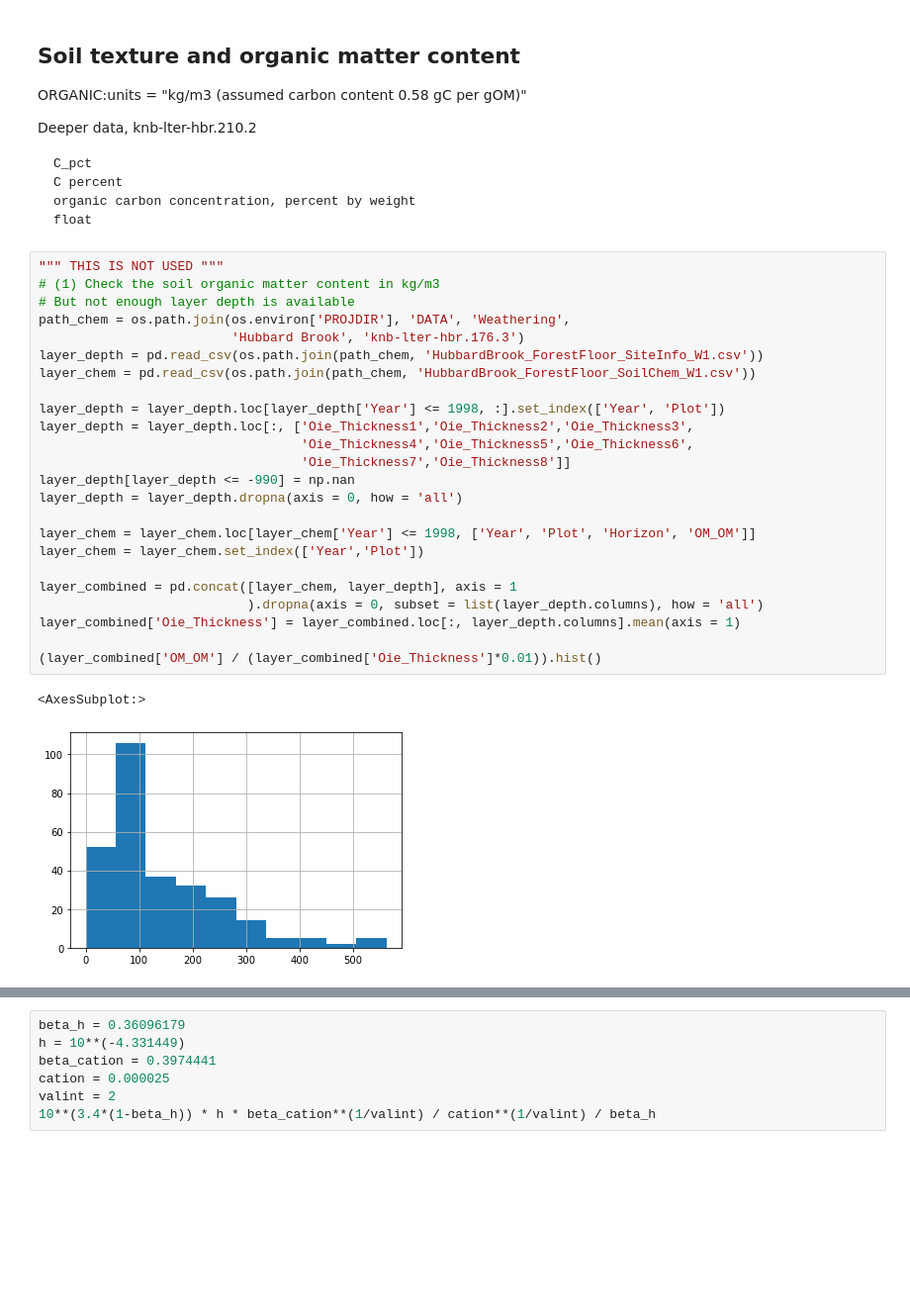
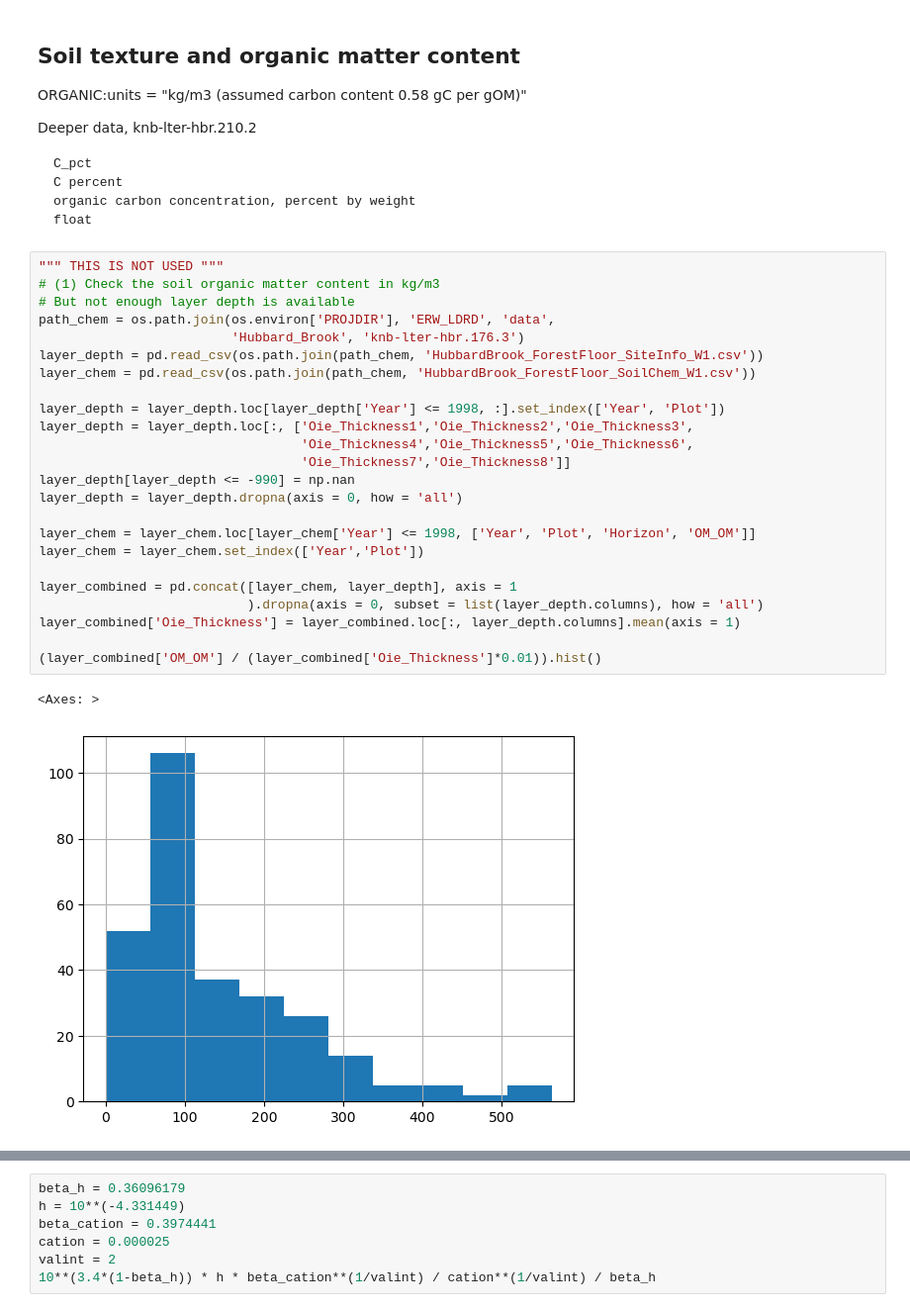
Before and after one commit to ypwong22/erw_scripts, a Jupyter notebook: create_surfdata_HubbardBrook.ipynb, the cells around one changed output, grey strips where cells are left out. Shown at 99% size. Saved outputs shown, nothing was run; the diff lists cells and outputs as text; blank space fills up the shorter version.

Commit message:
update graphics

```diff
--- a/create_surfdata_HubbardBrook.ipynb
+++ b/create_surfdata_HubbardBrook.ipynb
@@ -204,30 +380,30 @@ Deeper data, knb-lter-hbr.210.2
 # %%
 """ THIS IS NOT USED """
 # (1) Check the soil organic matter content in kg/m3
 # But not enough layer depth is available
-path_chem = os.path.join(os.environ['PROJDIR'], 'DATA', 'Weathering',
-                         'Hubbard Brook', 'knb-lter-hbr.176.3')
+path_chem = os.path.join(os.environ['PROJDIR'], 'ERW_LDRD', 'data',
+                         'Hubbard_Brook', 'knb-lter-hbr.176.3')
 layer_depth = pd.read_csv(os.path.join(path_chem, 'HubbardBrook_ForestFloor_SiteInfo_W1.csv'))
 layer_chem = pd.read_csv(os.path.join(path_chem, 'HubbardBrook_ForestFloor_SoilChem_W1.csv'))
 
 layer_depth = layer_depth.loc[layer_depth['Year'] <= 1998, :].set_index(['Year', 'Plot'])
 layer_depth = layer_depth.loc[:, ['Oie_Thickness1','Oie_Thickness2','Oie_Thickness3',
                                   'Oie_Thickness4','Oie_Thickness5','Oie_Thickness6',
                                   'Oie_Thickness7','Oie_Thickness8']]
 layer_depth[layer_depth <= -990] = np.nan
 layer_depth = layer_depth.dropna(axis = 0, how = 'all')
 
 layer_chem = layer_chem.loc[layer_chem['Year'] <= 1998, ['Year', 'Plot', 'Horizon', 'OM_OM']]
 layer_chem = layer_chem.set_index(['Year','Plot'])
 
 layer_combined = pd.concat([layer_chem, layer_depth], axis = 1
                            ).dropna(axis = 0, subset = list(layer_depth.columns), how = 'all')
 layer_combined['Oie_Thickness'] = layer_combined.loc[:, layer_depth.columns].mean(axis = 1)
 
 (layer_combined['OM_OM'] / (layer_combined['Oie_Thickness']*0.01)).hist()
 # %% [output]
-<AxesSubplot:>
+<Axes: >
-[figure, old version]
+[figure, new version]
 # %%
 """ THIS IS USED INSTEAD OF THE ABOVE """
 # (2) Use the known organic_max from ELM parameter file to convert % organic matter weight
```
Also changed, not shown: parts of 23 cells of this notebook, 36 other files.
